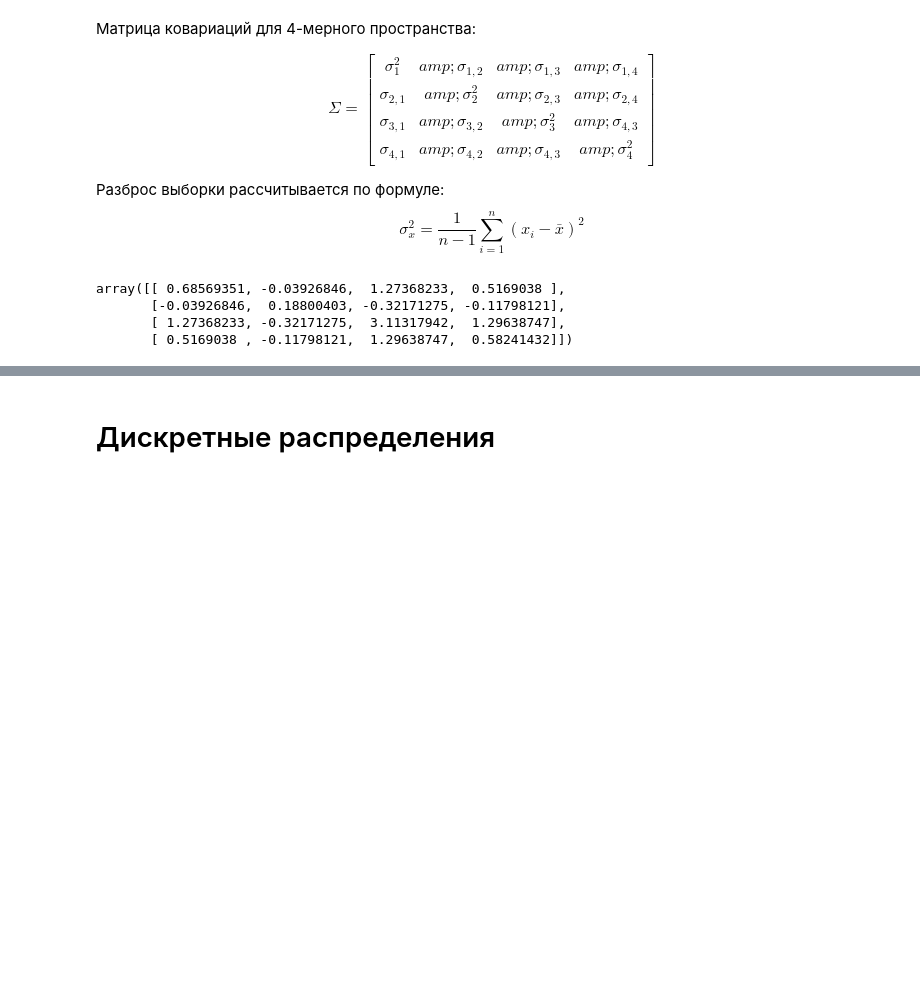
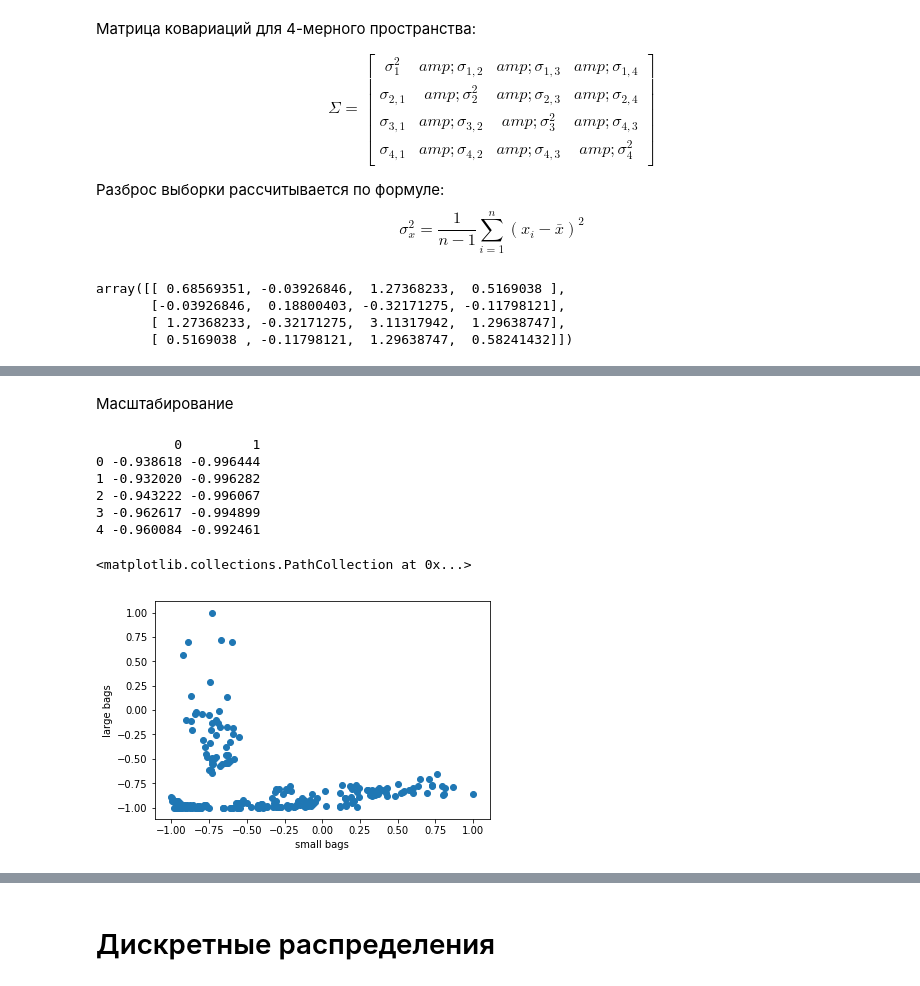
Before and after one commit to yustiks/statistics_in_python, a Jupyter notebook: statistics_3.ipynb, the cells around one changed output, grey strips where cells are left out. Drawn from its saved outputs; the diff is of its cells as text; code cells hidden in the pictures; blank space fills up the shorter version.

```diff
--- a/statistics_3.ipynb
+++ b/statistics_3.ipynb
@@ -96,0 +54,6 @@ No cutoff [0.86481011] [0.1986988]
+# %%
+import io
+import requests
+url="http://yustiks.ru/avocado.csv"
+df=pd.read_csv(url).head(300)
+df.head()
@@ -96,0 +67,27 @@ No cutoff [0.86481011] [0.1986988]
+# %% [markdown]
+Масштабирование
+# %%
+
+from sklearn import preprocessing
+min_max_scaler = preprocessing.MinMaxScaler(feature_range=(-1,1))
+
+np_scaled = min_max_scaler.fit_transform(df[['Small Bags', 'Large Bags']])
+df_norm = pd.DataFrame(np_scaled)
+print(df_norm[:5])
+# %% [output]
+          0         1
+0 -0.938618 -0.996444
+1 -0.932020 -0.996282
+2 -0.943222 -0.996067
+3 -0.962617 -0.994899
+4 -0.960084 -0.992461
+# %%
+small_bags = df_norm[0]
+large_bags = df_norm[1]
+# %%
+plt.xlabel('small bags')
+plt.ylabel('large bags')
+plt.scatter(small_bags, large_bags)
+# %% [output]
+<matplotlib.collections.PathCollection at 0x...>
+[figure, added]
```
Also changed, not shown: parts of 39 cells of this notebook.
